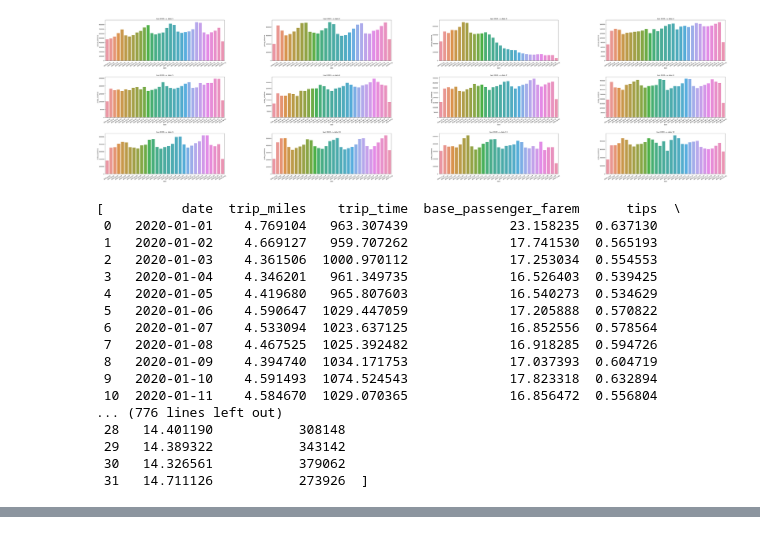
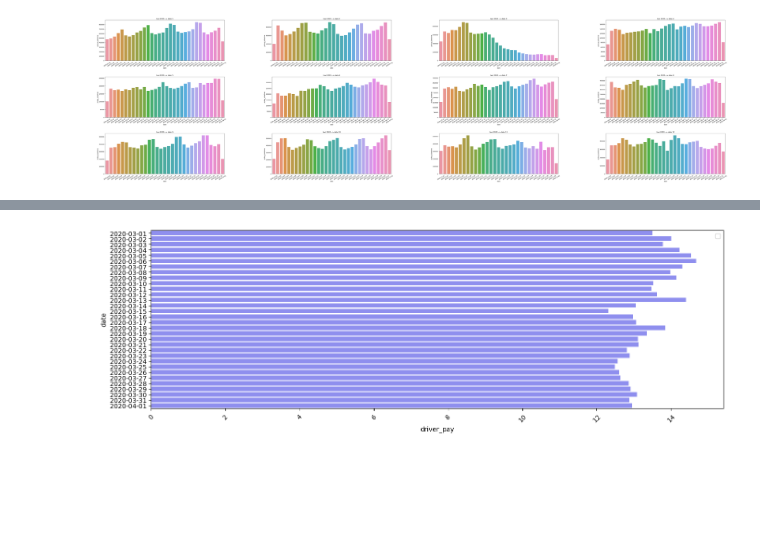
Before and after one commit to limhaneul12/SparkKafkaDistribute, a Jupyter notebook: sparkAnaliysis/spark_ml_taxi.ipynb, the cells around one changed output, grey strips where cells are left out. Drawn from its saved outputs; the diff is of its cells as text; code cells hidden in the pictures; blank space fills up the shorter version.

```diff
--- a/sparkAnaliysis/spark_ml_taxi.ipynb
+++ b/sparkAnaliysis/spark_ml_taxi.ipynb
@@ -83,27 +83,11 @@ w_3to4 = year_data_topandas_transform(table_name="trips", qs=qs)
 barplot_3to4_visualization(x="date", y="pickup_datetime", data=w_3to4)
 # %% [output]
 [figure]
-# %%
-for data in w_3to4:
-    sns.barplot(x="date", y="pickup_datetime", data=data)
-    sns.lineplot(x="pickup_datetime", y="date", data=data)
-    plt.xticks(rotation=45)
-    plt.show()
-# %% [output]
-[          date  trip_miles    trip_time  base_passenger_farem      tips  \
- 0   2020-01-01    4.769104   963.307439             23.158235  0.637130
- 1   2020-01-02    4.669127   959.707262             17.741530  0.565193
- 2   2020-01-03    4.361506  1000.970112             17.253034  0.554553
- 3   2020-01-04    4.346201   961.349735             16.526403  0.539425
- 4   2020-01-05    4.419680   965.807603             16.540273  0.534629
- 5   2020-01-06    4.590647  1029.447059             17.205888  0.570822
- 6   2020-01-07    4.533094  1023.637125             16.852556  0.578564
- 7   2020-01-08    4.467525  1025.392482             16.918285  0.594726
- 8   2020-01-09    4.394740  1034.171753             17.037393  0.604719
- 9   2020-01-10    4.591493  1074.524543             17.823318  0.632894
- 10  2020-01-11    4.584670  1029.070365             16.856472  0.556804
-... (776 lines left out)
- 28   14.401190           308148
- 29   14.389322           343142
- 30   14.326561           379062
- 31   14.711126           273926  ]
+# %%
+fig, ax = plt.subplots(figsize=(16, 5))
+sns.barplot(x="driver_pay", y="date", data=w_3to4[2], alpha=0.5,  color="blue")
+
+plt.xticks(rotation=45)
+plt.legend()
+plt.show()
+# %% [output]
@@ -109,0 +95 @@ for data in w_3to4:
+[figure, added]
```
Also changed, not shown: parts of 2 cells of this notebook.
